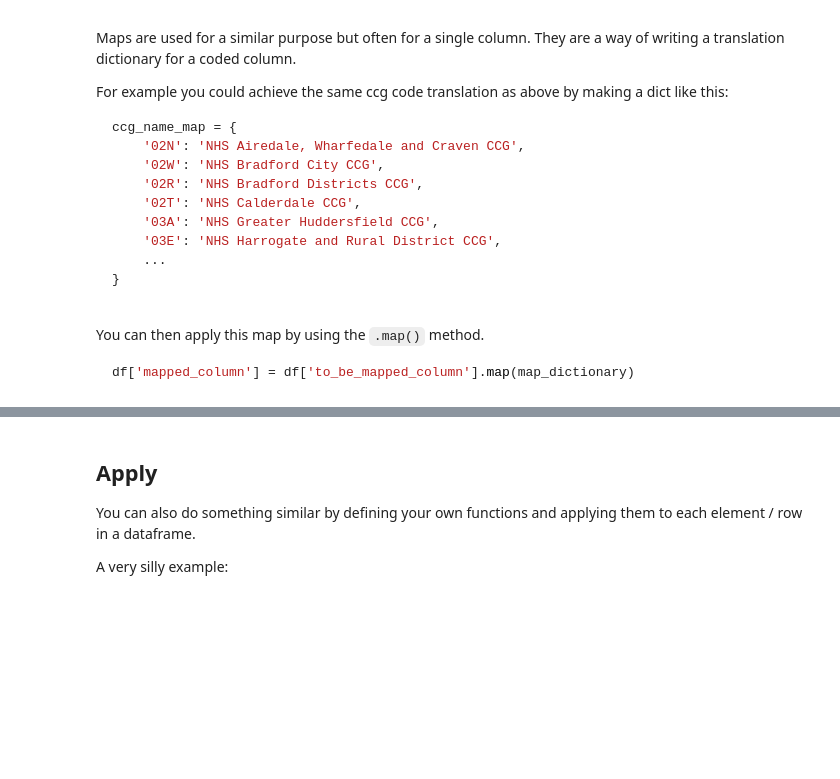
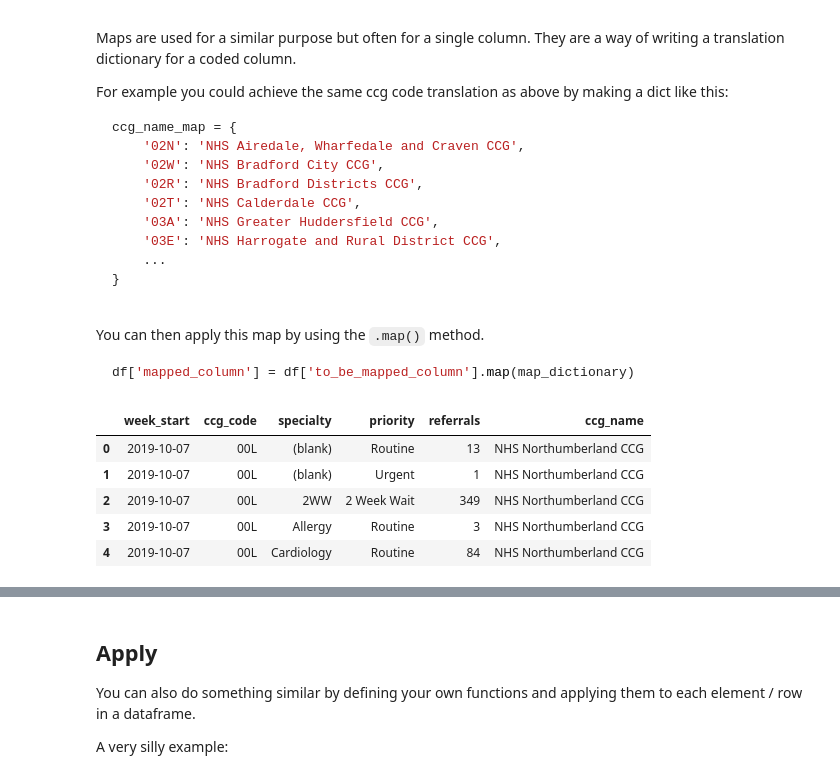
Before and after one commit to carnall-farrar/python_club, a Jupyter notebook: lessons/augmenting_datasets/augmenting_datasets.ipynb, the cells around one changed output, grey strips where cells are left out. Cells and saved outputs as stored; diff of their text form; code cells hidden in the pictures; blank space fills up the shorter version.

```diff
--- a/lessons/augmenting_datasets/augmenting_datasets.ipynb
+++ b/lessons/augmenting_datasets/augmenting_datasets.ipynb
@@ -218,3 +270,13 @@ df['mapped_column'] = df['to_be_mapped_column'].map(map_dictionary)
 # Exercise - Using this can you add a column of CCG name to the referals data?
 ccg_code_dict = ccgs[['CCG19CDH', 'CCG19NM']].set_index('CCG19CDH')['CCG19NM'].to_dict()
 # This dictionary is provided as an example - I am just using the csv provided to create the dictionary for you to use.
+# %%
+referals['ccg_name'] = referals['ccg_code'].map(ccg_code_dict)
+referals.head()
+# %% [output]
+|  | week_start | ccg_code | specialty | priority | referrals | ccg_name |
+| 0 | 2019-10-07 | 00L | (blank) | Routine | 13 | NHS Northumberland CCG |
+| 1 | 2019-10-07 | 00L | (blank) | Urgent | 1 | NHS Northumberland CCG |
+| 2 | 2019-10-07 | 00L | 2WW | 2 Week Wait | 349 | NHS Northumberland CCG |
+| 3 | 2019-10-07 | 00L | Allergy | Routine | 3 | NHS Northumberland CCG |
+| 4 | 2019-10-07 | 00L | Cardiology | Routine | 84 | NHS Northumberland CCG |
```
Also changed, not shown: parts of 18 cells of this notebook.
